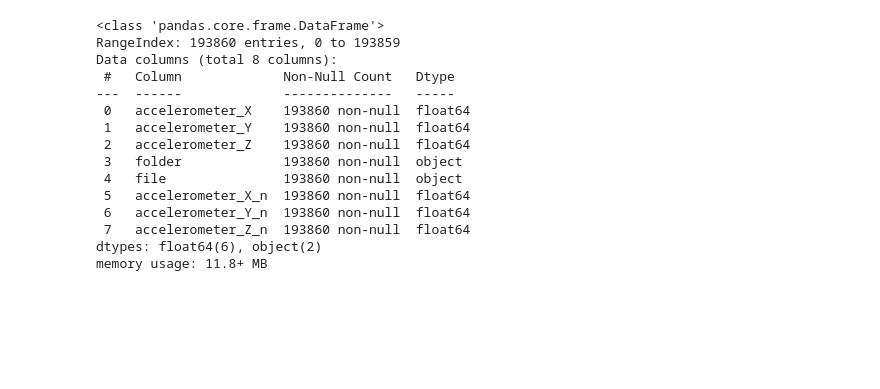
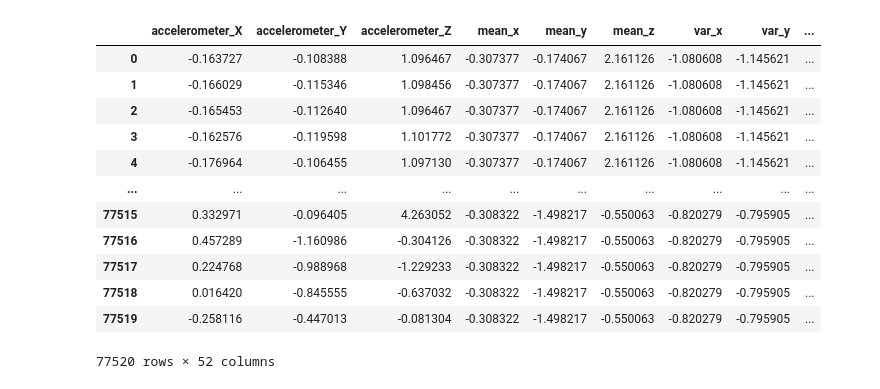
Before and after one commit to Taras55001/DC_HW5, a Jupyter notebook: DC_HW5.ipynb, the cells around one changed output. Cells and saved outputs as stored; diff of their text form; code cells hidden in the pictures; blank space fills up the shorter version.

```diff
--- a/DC_HW5.ipynb
+++ b/DC_HW5.ipynb
@@ -57,10 +96,4 @@ df.describe()
 # %%
-train = pd.DataFrame()
 files = df.file.unique()
-dfs_tr = []
-
-sample = np.random.choice(files, size=int(len(files)*0.3))
-for filename in sample:
-    dfs_tr.append(df[df['file']==filename])
-train = pd.concat(dfs_tr, ignore_index=True)
-train.info()
+sample = np.random.choice(files, size=int(len(files)*0.4), replace=False)
+train = df[df['file'].isin(sample)].reset_index(drop=True)
@@ -107,18 +103,30 @@ memory usage: 8.8+ MB
-# %%
-df.info()
-# %% [output]
-<class 'pandas.core.frame.DataFrame'>
-RangeIndex: 193860 entries, 0 to 193859
-Data columns (total 8 columns):
- #   Column             Non-Null Count   Dtype
----  ------             --------------   -----
- 0   accelerometer_X    193860 non-null  float64
- 1   accelerometer_Y    193860 non-null  float64
- 2   accelerometer_Z    193860 non-null  float64
- 3   folder             193860 non-null  object
- 4   file               193860 non-null  object
- 5   accelerometer_X_n  193860 non-null  float64
- 6   accelerometer_Y_n  193860 non-null  float64
- 7   accelerometer_Z_n  193860 non-null  float64
-dtypes: float64(6), object(2)
-memory usage: 11.8+ MB
+# %%
+x_train = train.drop(columns=['file', 'folder'])
+y_train = train['folder']
+x_test = test.drop(columns=['file', 'folder'])
+y_test = test['folder']
+# %%
+scaler = StandardScaler()
+data_to_normalize = x_train[x_train.drop(columns=['max_index_x','max_index_y','max_index_z',
+       'min_index_x', 'min_index_y', 'min_index_z','index_file']).columns]
+
+normalized_data = scaler.fit_transform(data_to_normalize)
+
+x_n_train = x_train.copy()
+x_n_train[x_train.drop(columns=['max_index_x','max_index_y','max_index_z',
+       'min_index_x', 'min_index_y', 'min_index_z','index_file']).columns] = normalized_data
+x_n_train
+# %% [output]
+|  | accelerometer_X | accelerometer_Y | accelerometer_Z | mean_x | mean_y | mean_z | var_x | var_y | ... |
+| 0 | -0.163727 | -0.108388 | 1.096467 | -0.307377 | -0.174067 | 2.161126 | -1.080608 | -1.145621 | ... |
+| 1 | -0.166029 | -0.115346 | 1.098456 | -0.307377 | -0.174067 | 2.161126 | -1.080608 | -1.145621 | ... |
+| 2 | -0.165453 | -0.112640 | 1.096467 | -0.307377 | -0.174067 | 2.161126 | -1.080608 | -1.145621 | ... |
+| 3 | -0.162576 | -0.119598 | 1.101772 | -0.307377 | -0.174067 | 2.161126 | -1.080608 | -1.145621 | ... |
+| 4 | -0.176964 | -0.106455 | 1.097130 | -0.307377 | -0.174067 | 2.161126 | -1.080608 | -1.145621 | ... |
+| ... | ... | ... | ... | ... | ... | ... | ... | ... | ... |
+| 77515 | 0.332971 | -0.096405 | 4.263052 | -0.308322 | -1.498217 | -0.550063 | -0.820279 | -0.795905 | ... |
+| 77516 | 0.457289 | -1.160986 | -0.304126 | -0.308322 | -1.498217 | -0.550063 | -0.820279 | -0.795905 | ... |
+| 77517 | 0.224768 | -0.988968 | -1.229233 | -0.308322 | -1.498217 | -0.550063 | -0.820279 | -0.795905 | ... |
+| 77518 | 0.016420 | -0.845555 | -0.637032 | -0.308322 | -1.498217 | -0.550063 | -0.820279 | -0.795905 | ... |
+| 77519 | -0.258116 | -0.447013 | -0.081304 | -0.308322 | -1.498217 | -0.550063 | -0.820279 | -0.795905 | ... |
+77520 rows × 52 columns
```
Also changed, not shown: parts of 11 cells of this notebook.
